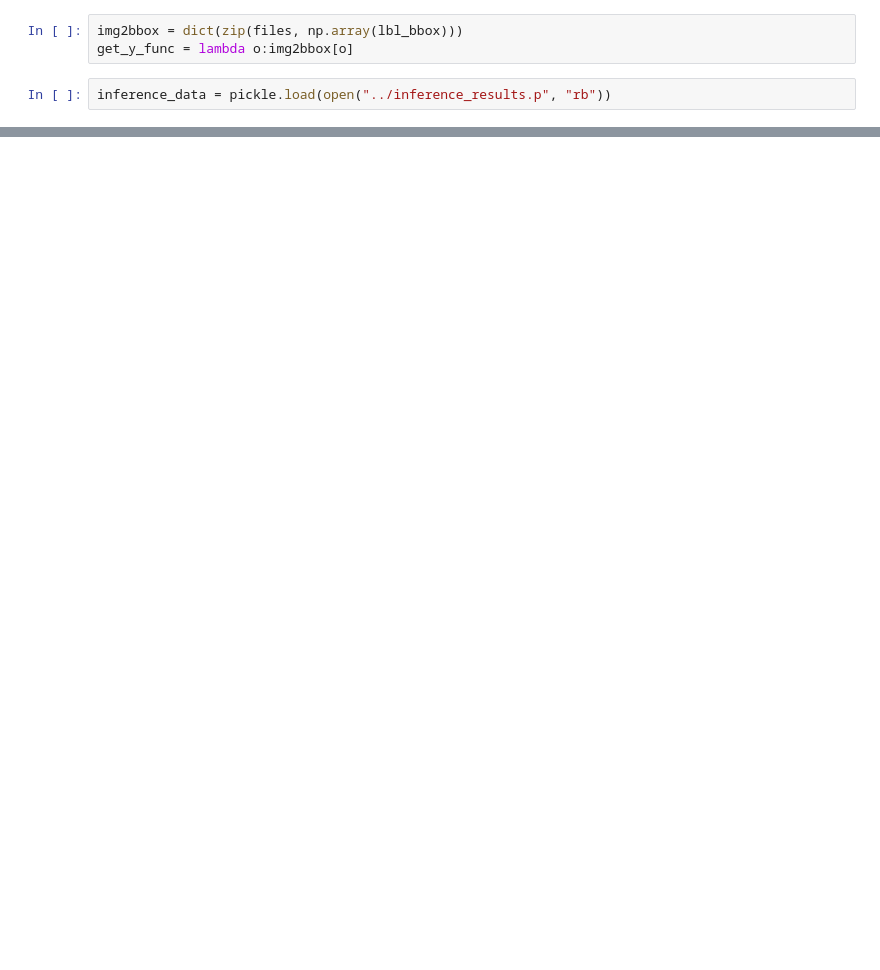
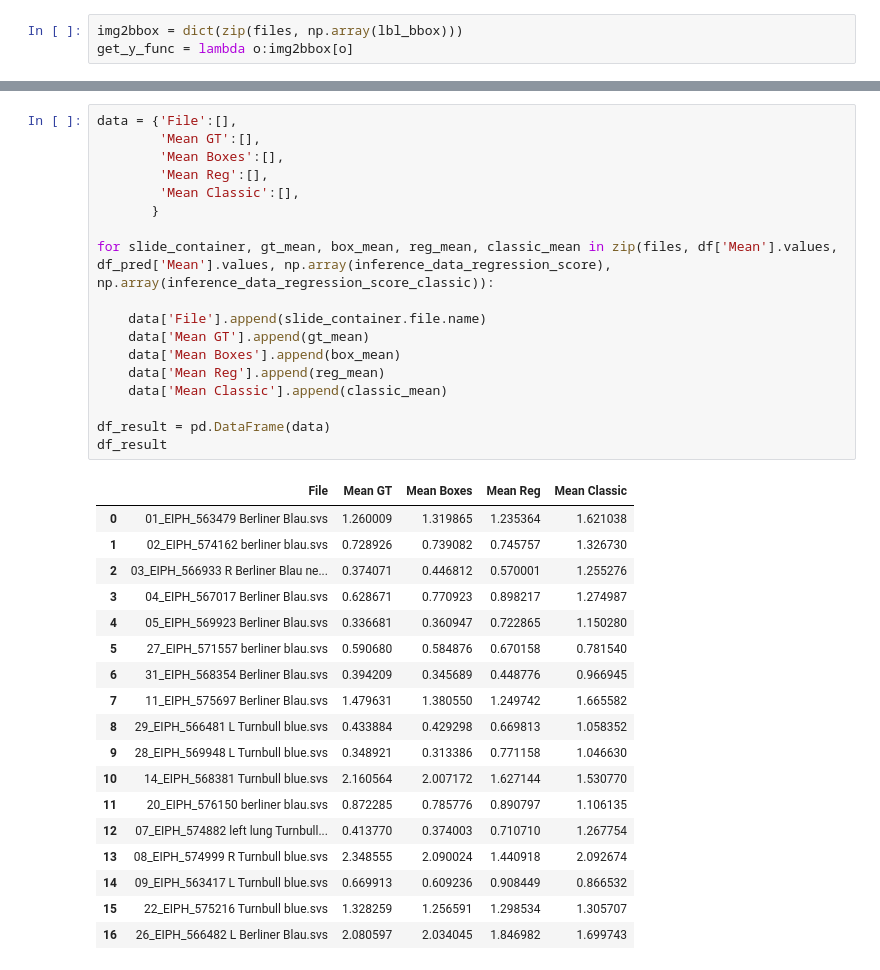
Before and after one commit to ChristianMarzahl/EIPH_WSI, a Jupyter notebook: Statistics/DetectionResults.ipynb, the cells around one changed output, grey strips where cells are left out. Cells and saved outputs as stored; diff of their text form; blank space fills up the shorter version.

```diff
--- a/Statistics/DetectionResults.ipynb
+++ b/Statistics/DetectionResults.ipynb
@@ -88,5 +85,3 @@ Loading DB into memory ...
 # %%
 img2bbox = dict(zip(files, np.array(lbl_bbox)))
 get_y_func = lambda o:img2bbox[o]
-# %%
-inference_data = pickle.load(open("../inference_results.p", "rb"))
@@ -96,3 +250,40 @@ gt = {}
+# %%
+data = {'File':[],
+        'Mean GT':[],
+        'Mean Boxes':[],
+        'Mean Reg':[],
+        'Mean Classic':[],
+       }
+
+for slide_container, gt_mean, box_mean, reg_mean, classic_mean in zip(files, df['Mean'].values, df_pred['Mean'].values, np.array(inference_data_regression_score), np.array(inference_data_regression_score_classic)):
+
+    data['File'].append(slide_container.file.name)
+    data['Mean GT'].append(gt_mean)
+    data['Mean Boxes'].append(box_mean)
+    data['Mean Reg'].append(reg_mean)
+    data['Mean Classic'].append(classic_mean)
+
+df_result = pd.DataFrame(data)
+df_result
+# %% [output]
+|  | File | Mean GT | Mean Boxes | Mean Reg | Mean Classic |
+| 0 | 01_EIPH_563479 Berliner Blau.svs | 1.260009 | 1.319865 | 1.235364 | 1.621038 |
+| 1 | 02_EIPH_574162 berliner blau.svs | 0.728926 | 0.739082 | 0.745757 | 1.326730 |
+| 2 | 03_EIPH_566933 R Berliner Blau ne... | 0.374071 | 0.446812 | 0.570001 | 1.255276 |
+| 3 | 04_EIPH_567017 Berliner Blau.svs | 0.628671 | 0.770923 | 0.898217 | 1.274987 |
+| 4 | 05_EIPH_569923 Berliner Blau.svs | 0.336681 | 0.360947 | 0.722865 | 1.150280 |
+| 5 | 27_EIPH_571557 berliner blau.svs | 0.590680 | 0.584876 | 0.670158 | 0.781540 |
+| 6 | 31_EIPH_568354 Berliner Blau.svs | 0.394209 | 0.345689 | 0.448776 | 0.966945 |
+| 7 | 11_EIPH_575697 Berliner Blau.svs | 1.479631 | 1.380550 | 1.249742 | 1.665582 |
+| 8 | 29_EIPH_566481 L Turnbull blue.svs | 0.433884 | 0.429298 | 0.669813 | 1.058352 |
+| 9 | 28_EIPH_569948 L Turnbull blue.svs | 0.348921 | 0.313386 | 0.771158 | 1.046630 |
+| 10 | 14_EIPH_568381 Turnbull blue.svs | 2.160564 | 2.007172 | 1.627144 | 1.530770 |
+| 11 | 20_EIPH_576150 berliner blau.svs | 0.872285 | 0.785776 | 0.890797 | 1.106135 |
+| 12 | 07_EIPH_574882 left lung Turnbull... | 0.413770 | 0.374003 | 0.710710 | 1.267754 |
+| 13 | 08_EIPH_574999 R Turnbull blue.svs | 2.348555 | 2.090024 | 1.440918 | 2.092674 |
+| 14 | 09_EIPH_563417 L Turnbull blue.svs | 0.669913 | 0.609236 | 0.908449 | 0.866532 |
+| 15 | 22_EIPH_575216 Turnbull blue.svs | 1.328259 | 1.256591 | 1.298534 | 1.305707 |
+| 16 | 26_EIPH_566482 L Berliner Blau.svs | 2.080597 | 2.034045 | 1.846982 | 1.699743 |
 # %%
 for slide_container in tqdm(files):
 
```
Also changed, not shown: parts of 15 cells of this notebook, 8 other files.
